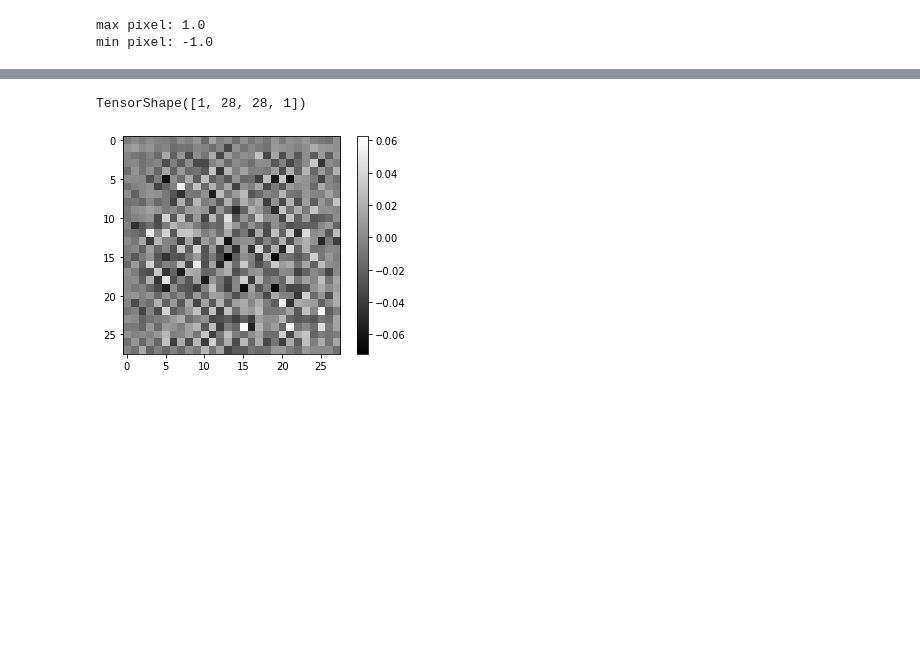
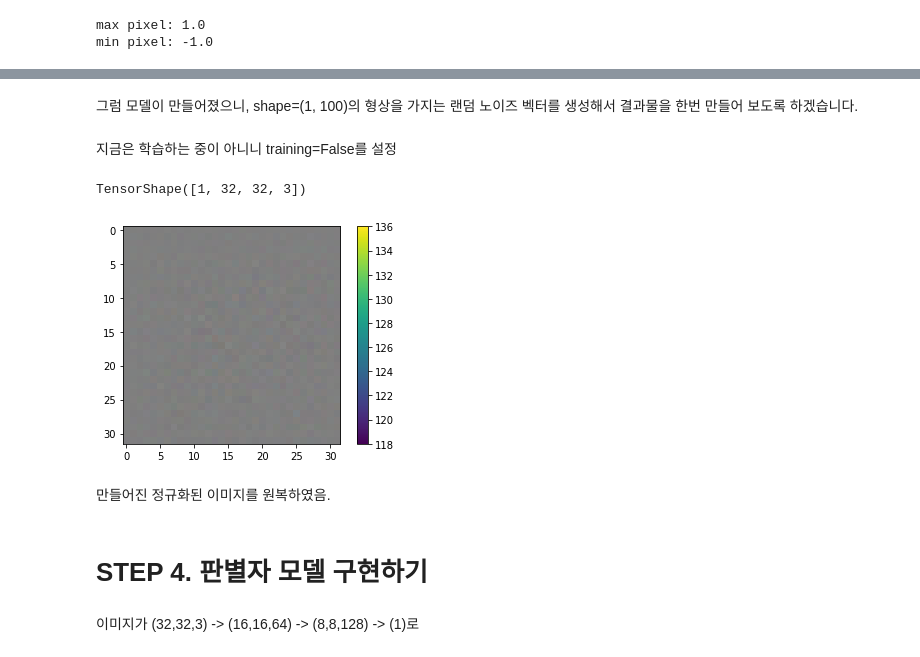
Before and after one commit to kkalkkkal/AIFFEL, a Jupyter notebook: 10. 인공지능으로 세상에 없던 새로운 패션 만들기/CYFAR-10 이미지.ipynb, the cells around one changed output, grey strips where cells are left out. Cells and saved outputs as stored; diff of their text form; code cells hidden in the pictures; blank space fills up the shorter version.

```diff
--- a/10. 인공지능으로 세상에 없던 새로운 패션 만들기/CYFAR-10 이미지.ipynb
+++ b/10. 인공지능으로 세상에 없던 새로운 패션 만들기/CYFAR-10 이미지.ipynb
@@ -133,12 +107,12 @@ def make_generator_model():
     model = tf.keras.Sequential()
 
     # First: Dense layer
-    model.add(layers.Dense(7*7*256, use_bias=False, input_shape=(100,)))
+    model.add(layers.Dense(8*8*256, use_bias=False, input_shape=(100,)))
     model.add(layers.BatchNormalization())
     model.add(layers.LeakyReLU())
 
     # Second: Reshape layer
-    model.add(layers.Reshape((7, 7, 256)))
+    model.add(layers.Reshape((8, 8, 256)))
 
     # Third: Conv2DTranspose layer
     model.add(layers.Conv2DTranspose(128, kernel_size=(5, 5), strides=(1, 1), padding='same', use_bias=False))
@@ -151,7 +125,7 @@ def make_generator_model():
     model.add(layers.LeakyReLU())
 
     # Fifth: Conv2DTranspose layer
-    model.add(layers.Conv2DTranspose(1, kernel_size=(5, 5), strides=(2, 2), padding='same', use_bias=False, \
+    model.add(layers.Conv2DTranspose(3, kernel_size=(5, 5), strides=(2, 2), padding='same', use_bias=False, \
                                      activation='tanh'))
 
     return model
@@ -179,17 +157,29 @@ Non-trainable params: 25,472
 _________________________________________________________________
+# %% [markdown]
+그럼 모델이 만들어졌으니, shape=(1, 100)의 형상을 가지는 랜덤 노이즈 벡터를 생성해서 결과물을 한번 만들어 보도록 하겠습니다.
 # %%
 noise = tf.random.normal([1, 100])
+# %% [markdown]
+ 지금은 학습하는 중이 아니니 training=False를 설정
 # %%
 generated_image = generator(noise, training=False)
 generated_image.shape
 # %% [output]
-TensorShape([1, 28, 28, 1])
+TensorShape([1, 32, 32, 3])
-# %%
-plt.imshow(generated_image[0, :, :, 0], cmap='gray')
-plt.colorbar()
-plt.show()
-# %% [output]
-[figure, removed]
+# %%
+
+np_generated = generated_image.numpy()
+np_generated = (np_generated * 127.5) + 127.5   # reverse of normalization
+np_generated = np_generated.astype(int)
+plt.imshow(np_generated[0])
+plt.colorbar()
+plt.show()
+# %% [output]
+[figure, added]
+# %% [markdown]
+만들어진 정규화된 이미지를 원복하였음.
+# %% [markdown]
+# STEP 4. 판별자 모델 구현하기
 # %%
 def make_discriminator_model():
 
@@ -213,6 +203,8 @@ def make_discriminator_model():
     model.add(layers.Dense(1))
 
     return model
+# %% [markdown]
+이미지가 (32,32,3) -> (16,16,64) -> (8,8,128) -> (1)로
 # %%
 discriminator = make_discriminator_model()
 
```
Also changed, not shown: parts of 82 cells of this notebook.
